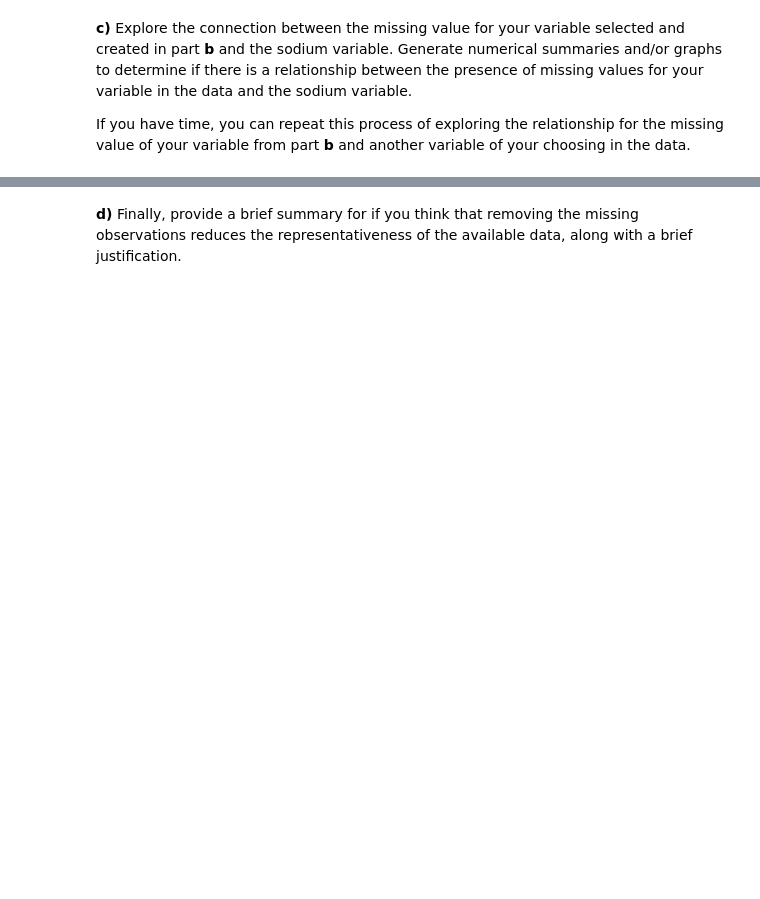
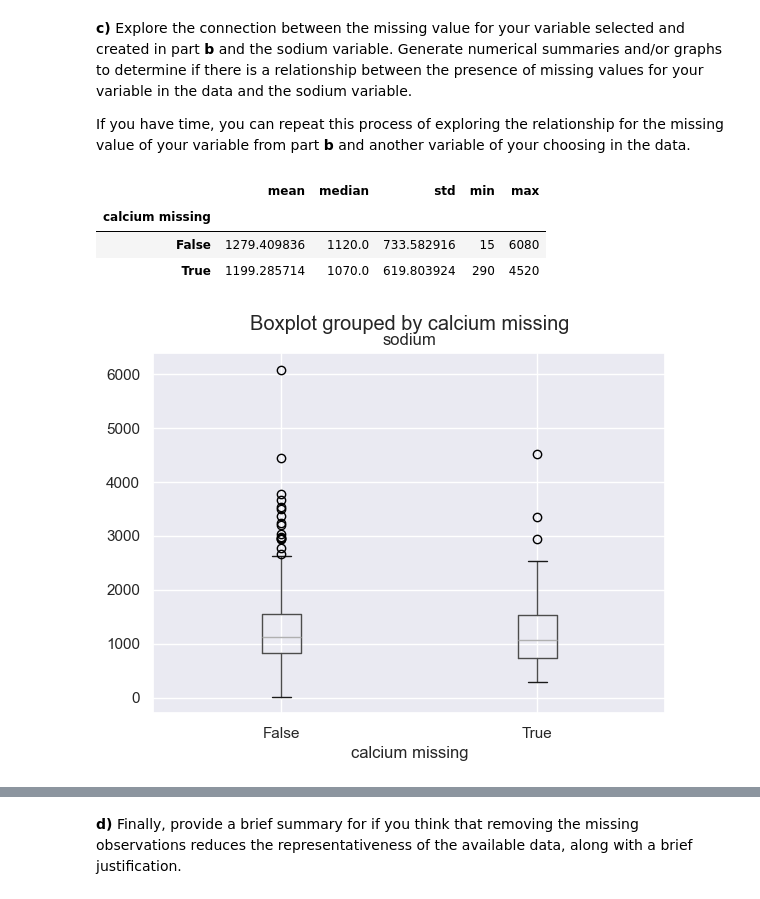
Before and after one commit to MatthewMandhyan/Stat207_clone, a Jupyter notebook: lab_04/lab_04.ipynb, the cells around one changed output, grey strips where cells are left out. Saved outputs shown, nothing was run; the diff lists cells and outputs as text; code cells hidden in the pictures; blank space fills up the shorter version.

```diff
--- a/lab_04/lab_04.ipynb
+++ b/lab_04/lab_04.ipynb
@@ -100,2 +158,5 @@ When performing an analysis, we often decide to drop all observations that have
 # %% [markdown]
 **b)** Select one of the variables that has missing values.  Create a new boolean variable in the data that records whether a given observation has a missing value recorded.  Note that this may be completed with the `.isna()` method.
+# %%
+df['calcium missing'] = df['calcium'].isna()
+df[['calcium missing','sodium']]
@@ -103,3 +178,15 @@ When performing an analysis, we often decide to drop all observations that have
 **c)** Explore the connection between the missing value for your variable selected and created in part **b** and the sodium variable.  Generate numerical summaries and/or graphs to determine if there is a relationship between the presence of missing values for your variable in the data and the sodium variable.
 
 If you have time, you can repeat this process of exploring the relationship for the missing value of your variable from part **b** and another variable of your choosing in the data.
+# %%
+df.groupby('calcium missing')['sodium'].agg(['mean', 'median', 'std', 'min', 'max'])
+# %% [output]
+|  | mean | median | std | min | max |
+| calcium missing |  |  |  |  |  |
+| False | 1279.409836 | 1120.0 | 733.582916 | 15 | 6080 |
+| True | 1199.285714 | 1070.0 | 619.803924 | 290 | 4520 |
+# %%
+df.boxplot(column='sodium', by='calcium missing')
+plt.show()
+# %% [output]
+[figure, added]
```
Also changed, not shown: parts of 13 cells of this notebook.
